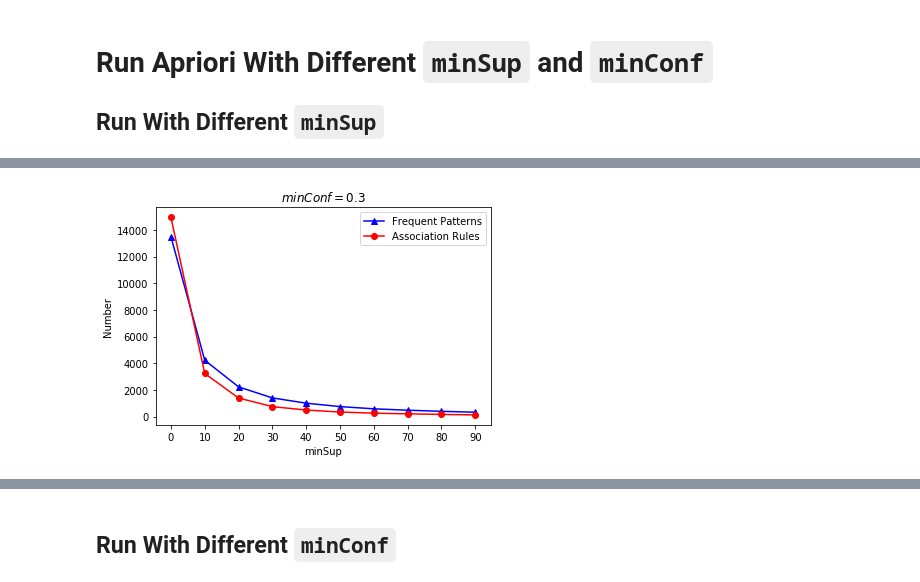
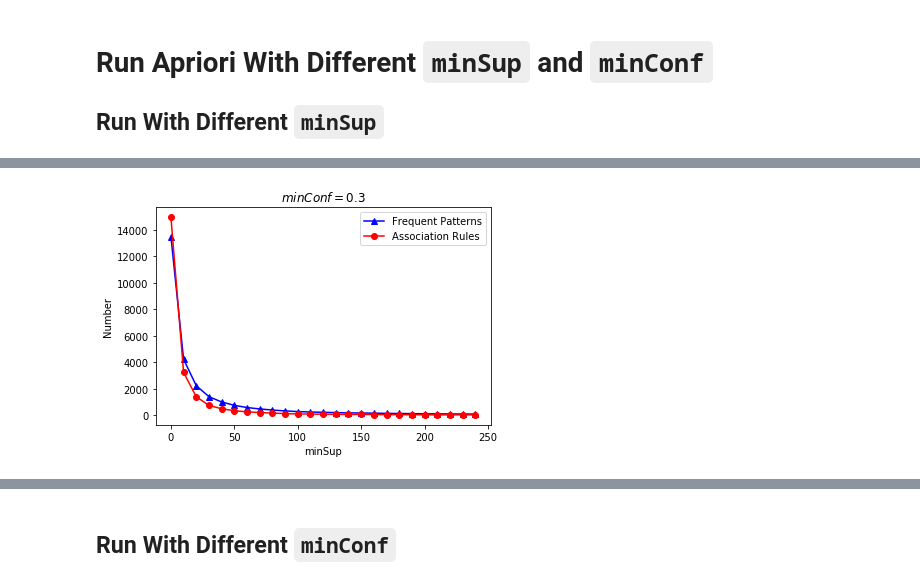
Before and after one commit to thutzr/DataMining2020Autumn, a Jupyter notebook: Apriori.ipynb, the cells around one changed output, grey strips where cells are left out. Cells and saved outputs as stored; diff of their text form; code cells hidden in the pictures.

Commit message:
add more epochs

```diff
--- a/Apriori.ipynb
+++ b/Apriori.ipynb
@@ -200,22 +200,25 @@ associationRuleDF.to_csv('associationRule.csv')
 # Run Apriori With Different `minSup` and `minConf`
 ## Run With Different `minSup`
 # %%
-epochs = 10
+epochs = 25
 minConf = 0.3
 numFreqPatterns = list()
 numAssociationRules = list()
 runTime = list()
-for epoch in range(epochs):
-    minSup = 10*(epoch+1)
-    path = 'groceries.csv'
-    file = readDataFromFile(path)
-    t1 = datetime.now()
-    LSetDict, freqPattern, associationRule = Apriori(file,minSup,minConf)
-    numFreqPatterns.append(len(freqPattern))
-    numAssociationRules.append(len(associationRule))
-    t2 = datetime.now()
-    runTime.append((t2-t1).seconds)
-    print('Total running time of Apriori with minSup %d, minConf %.2f is: %.4f s' %(minSup,minConf,(t2-t1).seconds))
-    print('Number of Frequent Patterns: %d' % len(freqPattern))
-    print('Number of Association Rules: %d' % len(associationRule))
+RunTimes = list()
+for i in range(10):
+    for epoch in range(epochs):
+        minSup = 10*(epoch+1)
+        path = 'groceries.csv'
+        file = readDataFromFile(path)
+        t1 = datetime.now()
+        LSetDict, freqPattern, associationRule = Apriori(file,minSup,minConf)
+        numFreqPatterns.append(len(freqPattern))
+        numAssociationRules.append(len(associationRule))
+        t2 = datetime.now()
+        runTime.append((t2-t1).seconds)
+#         print('Total running time of Apriori with minSup %d, minConf %.2f is: %.4f s' %(minSup,minConf,(t2-t1).seconds))
+#         print('Number of Frequent Patterns: %d' % len(freqPattern))
+#         print('Number of Association Rules: %d' % len(associationRule))
+    RunTimes.append(runTime)
 # %% [output]
@@ -239,11 +246,11 @@ Number of Association Rules: 122
 # %%
-plt.plot(range(epochs),numFreqPatterns,'-b^')
-plt.plot(range(epochs),numAssociationRules,'-ro')
-plt.xticks(range(10),np.array([10*i for i in range(10)],dtype = np.int16))
+plt.plot(range(25),numFreqPatterns[:25],'-b^')
+plt.plot(range(25),numAssociationRules[:25],'-ro')
+plt.xticks(range(0,30,5),np.array([10*i for i in range(0,30,5)],dtype = np.int16))
 plt.xlabel('minSup')
 plt.ylabel('Number')
 plt.title('$minConf = 0.3$')
 plt.legend(['Frequent Patterns','Association Rules'])
 plt.savefig('minsup.pdf')
 # %% [output]
-[figure, old version]
+[figure, new version]
```
Also changed, not shown: parts of 6 cells of this notebook, 7 other files.
